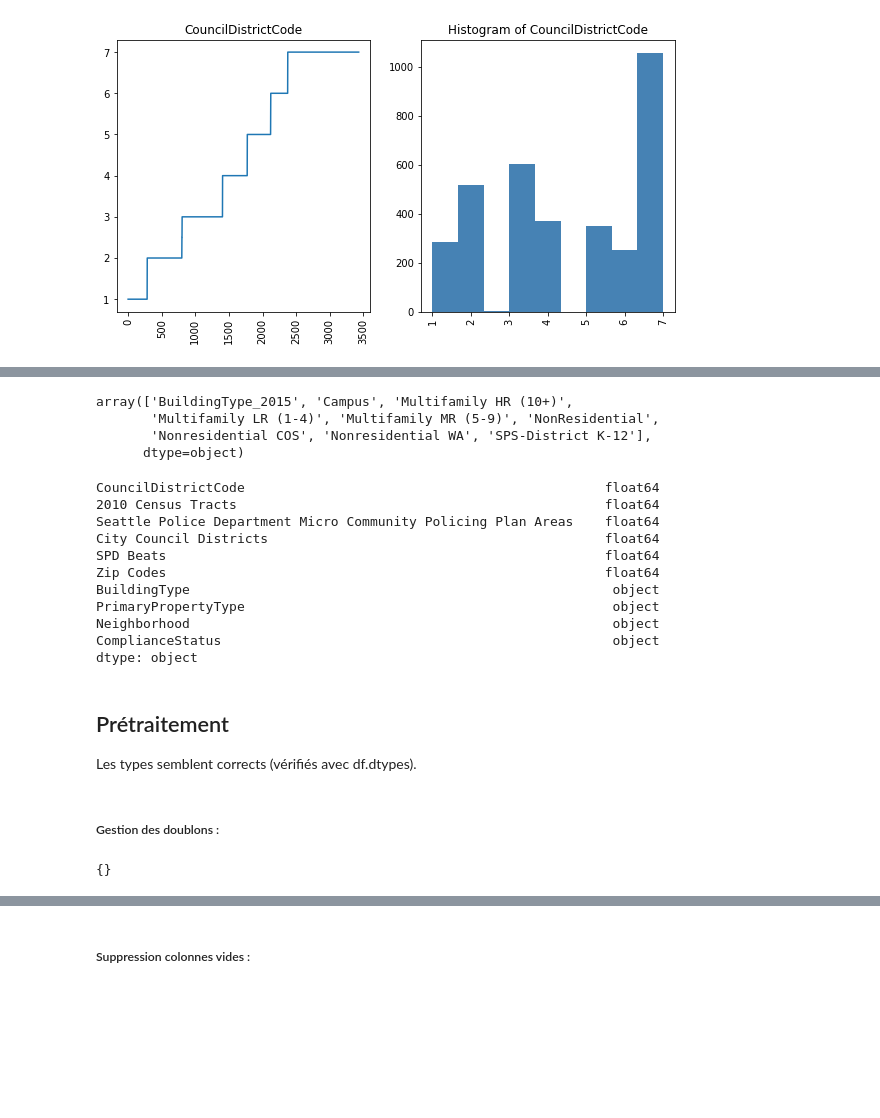
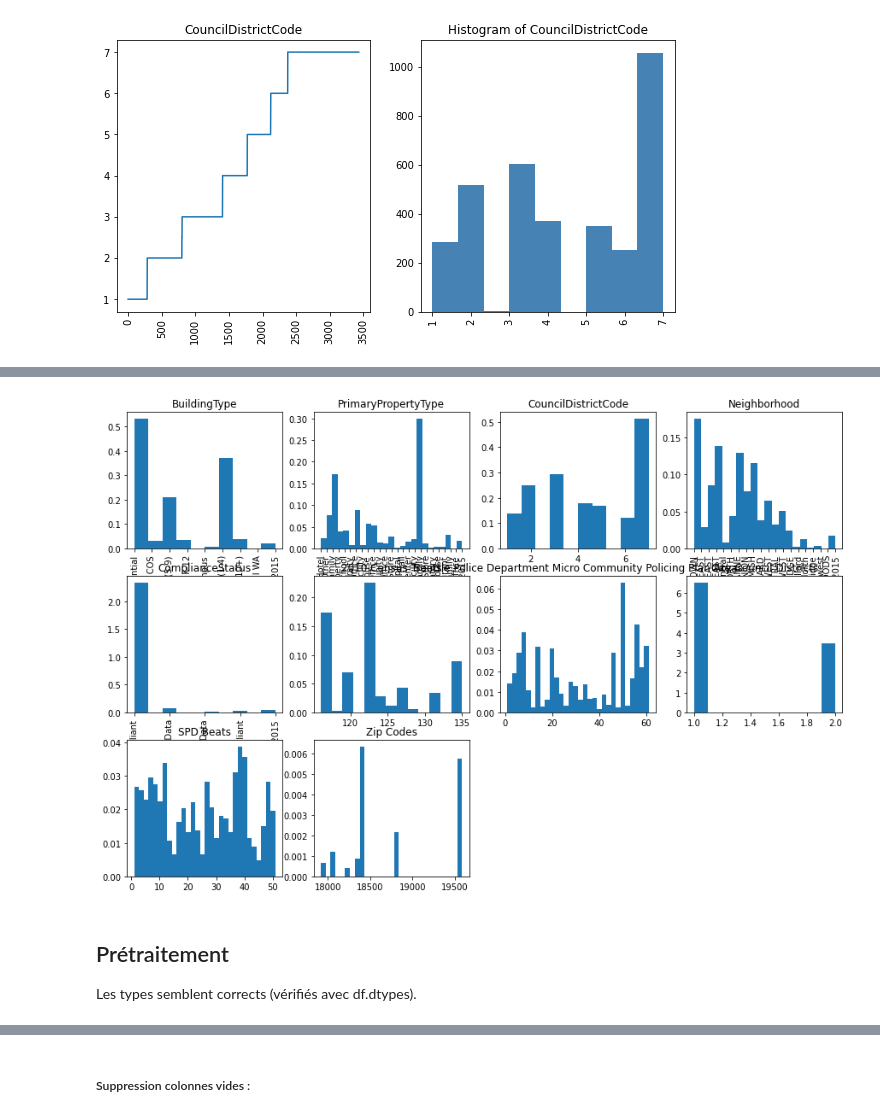
Before and after one commit to ClaireGayral/formation_openclassroom, a Jupyter notebook: P3_gayral_claire/preprocess.ipynb, the cells around one changed output, grey strips where cells are left out. Cells and saved outputs as stored; diff of their text form; code cells hidden in the pictures; blank space fills up the shorter version.

```diff
--- a/P3_gayral_claire/preprocess.ipynb
+++ b/P3_gayral_claire/preprocess.ipynb
@@ -101,42 +89,7 @@ univariate_analysis.plot_multi_hist(data, numerical_var)
-# %%
-##### univariate_analysis.plot_multi_hist(data, categorical_var, figsize=(20,10))
-# data = df_2015
-# data["BuildingType"] = data["BuildingType"].astype("category", copy=False)
-# for var in categorical_var :
-#     print(var)
-#     univariate_analysis.plot_hist_y(data[var])
-y = data["BuildingType"]
-np.unique(y.values)
-# %% [output]
-array(['BuildingType_2015', 'Campus', 'Multifamily HR (10+)',
-       'Multifamily LR (1-4)', 'Multifamily MR (5-9)', 'NonResidential',
-       'Nonresidential COS', 'Nonresidential WA', 'SPS-District K-12'],
-      dtype=object)
-# %%
-
-# data = df_2015.loc[:,np.append(all_num_var,"OSEBuildingID")]
-# df_2015[categorical_var]
-data[categorical_var].dtypes
-# %% [output]
-CouncilDistrictCode                                              float64
-2010 Census Tracts                                               float64
-Seattle Police Department Micro Community Policing Plan Areas    float64
-City Council Districts                                           float64
-SPD Beats                                                        float64
-Zip Codes                                                        float64
-BuildingType                                                      object
-PrimaryPropertyType                                               object
-Neighborhood                                                      object
-ComplianceStatus                                                  object
-dtype: object
+# %%
+univariate_analysis.plot_multi_hist(data, categorical_var, figsize=(15,10))
+# %% [output]
+[figure, added]
 # %% [markdown]
 ## Prétraitement
 Les types semblent corrects (vérifiés avec df.dtypes).
-# %% [markdown]
-##### Gestion des doublons :
-# %%
-data = df_2015.loc[:,np.append(np.array(float_var),"OSEBuildingID")]
-dict_duplicates = preprocess.get_index_merge_duplicates(data, float_var, 1.15)
-print(dict_duplicates)
-# %% [output]
-{}
```
Also changed, not shown: parts of 12 cells of this notebook, 1 other file.
